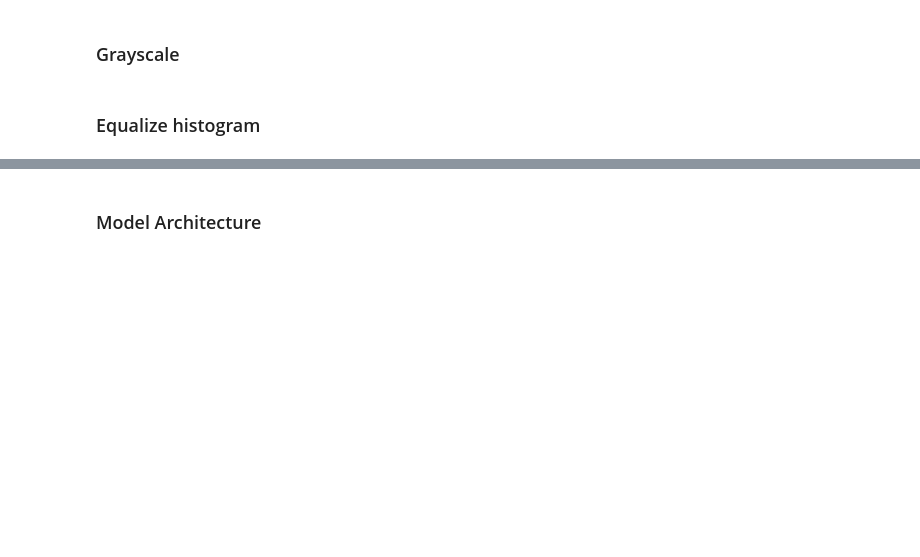
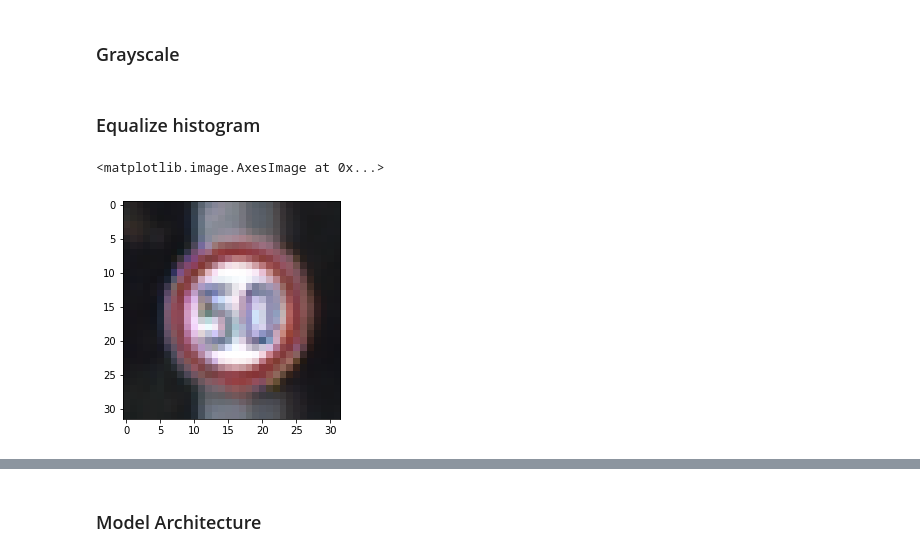
Before and after one commit to aliasaswad/CarND-Traffic-Sign-Classifier-P3, a Jupyter notebook: Traffic_Sign_Classifier.ipynb, the cells around one changed output, grey strips where cells are left out. Drawn from its saved outputs; the diff is of its cells as text; code cells hidden in the pictures; blank space fills up the shorter version.

```diff
--- a/Traffic_Sign_Classifier.ipynb
+++ b/Traffic_Sign_Classifier.ipynb
@@ -397,0 +407,2 @@ X_train_pre_processed, y_train_pre_processed = pre_process(X_train, y_train)
+# %%
+X_train, y_train_pre_processed = shuffle(X_train, y_train)
@@ -398,3 +415,8 @@ X_train_pre_processed, y_train_pre_processed = pre_process(X_train, y_train)
+# %%
+plt.imshow(X_train[1])
+# %% [output]
+<matplotlib.image.AxesImage at 0x...>
+[figure, added]
 # %%
 images_list = list()
 labels_list = list()
```
Also changed, not shown: parts of 22 cells of this notebook, 4 other files.
